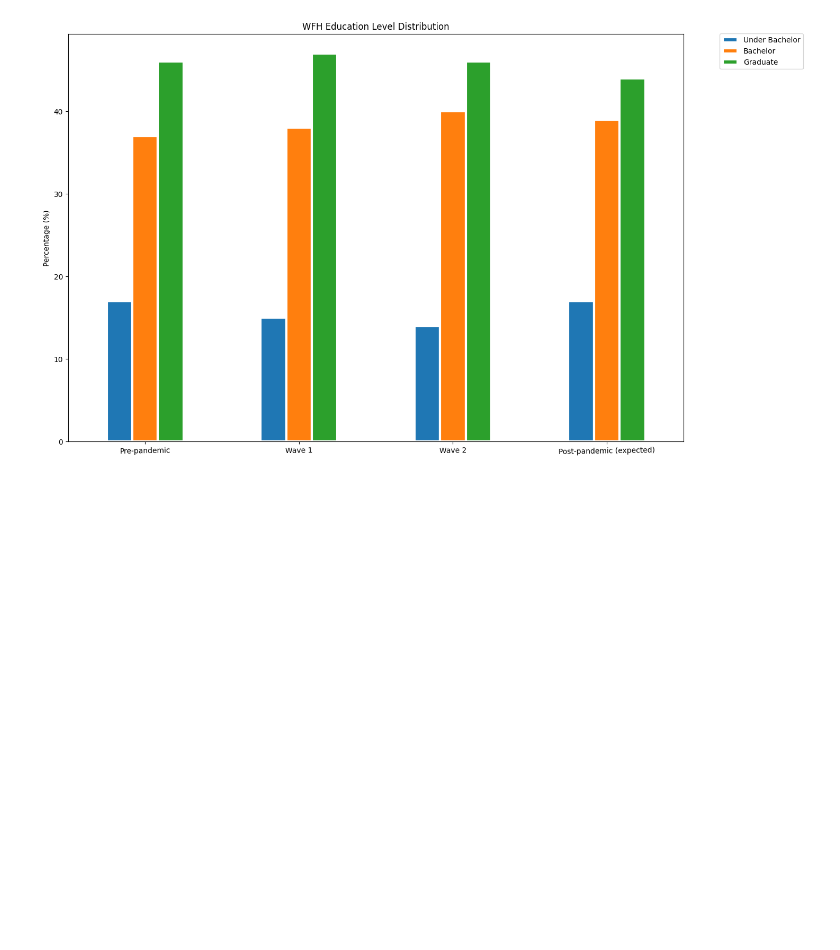
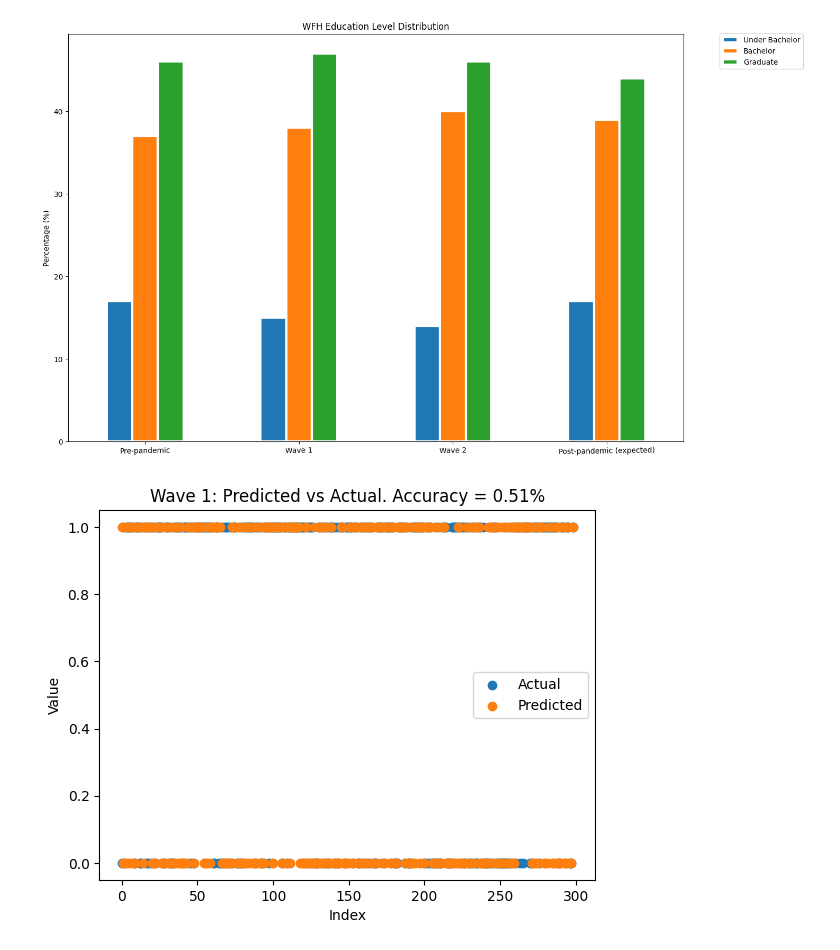
Before and after one commit to Savila25/CS-418-Project, a Jupyter notebook: Project progress report.ipynb, the cells around one changed output. Saved outputs shown, nothing was run; the diff lists cells and outputs as text; code cells hidden in the pictures; blank space fills up the shorter version.

Commit message:
add expected vs actual graphs for wave1 and wave2

```diff
--- a/Project progress report.ipynb
+++ b/Project progress report.ipynb
@@ -975,3 +969,40 @@ edPlot.legend(
 # %% [output]
 <matplotlib.legend.Legend at 0x...>
 [figure]
+# %%
+# Predicted vs Actual For Test Data Rows:
+# y = Range from Yes to No
+# x = test data rows
+# comparing model to actual data
+
+import matplotlib.pyplot as plt
+import sklearn.metrics
+
+############################ WAVE 1 ####################################
+df = pd.read_csv('Wave1_test.csv')
+p = df["WFH_PRE"]
+pre = p.array
+
+# Made up expected vals for now:
+expected1 = []
+index = []
+for i in range(299):
+    index.append(i)
+    expected1.append(np.random.choice([0,1]))
+
+values = pd.DataFrame({
+    "Actual" : pre,
+    "Predicted" : expected1,
+    "Index" : index
+})
+
+plt.scatter(index, pre)
+plt.scatter(index, expected1)
+acc = sklearn.metrics.accuracy_score(pre, expected1)
+plt.title("Wave 1: Predicted vs Actual. Accuracy = " + str(round(acc,2)) + "%")
+plt.xlabel("Index")
+plt.ylabel("Value")
+plt.legend("topright", labels=["Actual", "Predicted"])
+plt.show()
+# %% [output]
+[figure, added]
```
Also changed, not shown: parts of 4 cells of this notebook.
